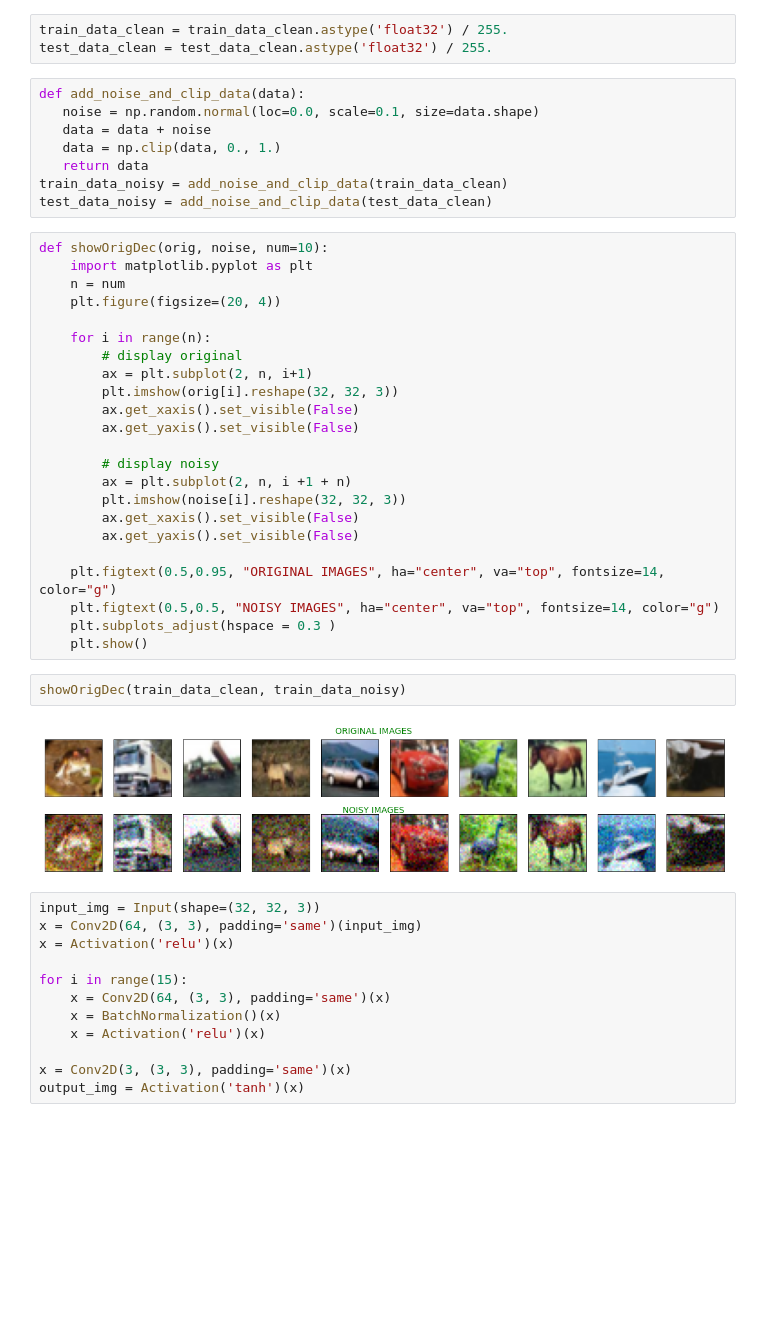
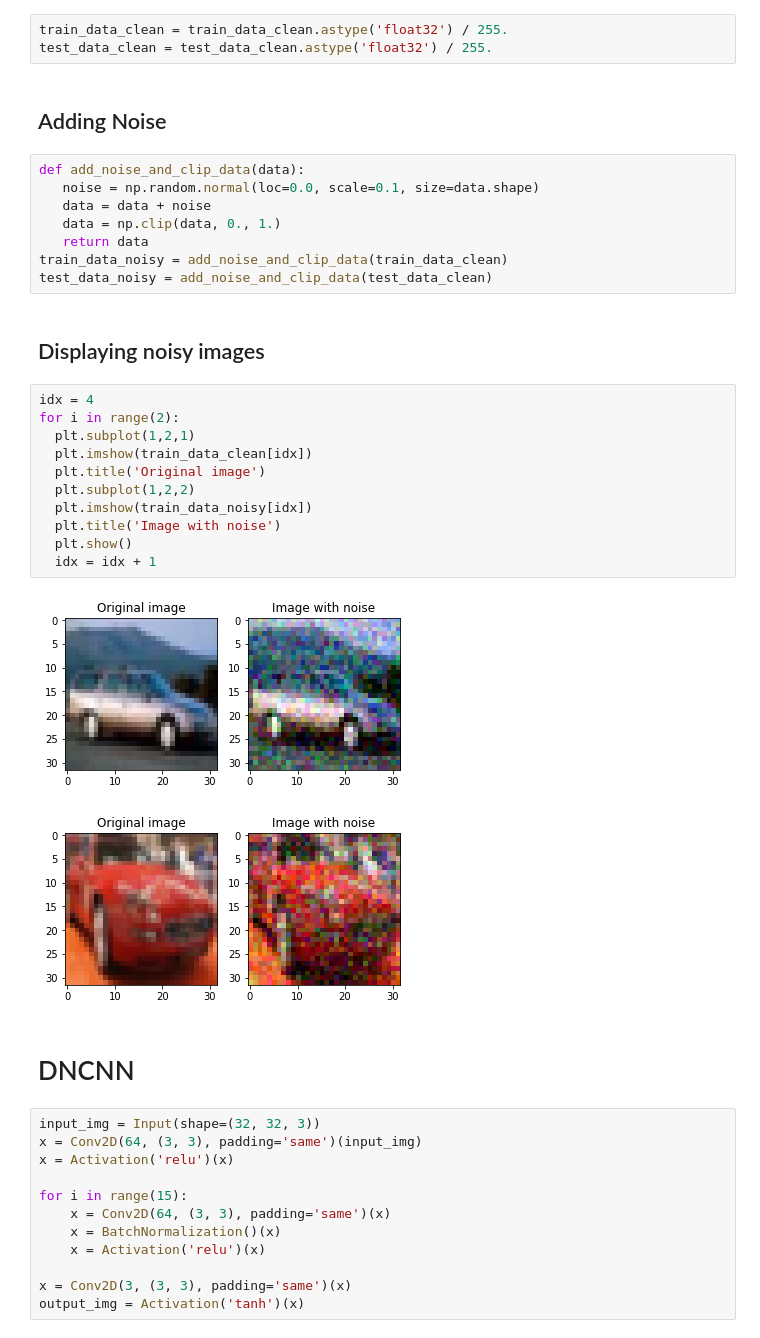
Before and after one commit to NateshReddy/Denoising-Algorithm-Implementation, a Jupyter notebook: cifar10_DNCNN.ipynb, the cells around one changed output. Saved outputs shown, nothing was run; the diff lists cells and outputs as text; blank space fills up the shorter version.

```diff
--- a/cifar10_DNCNN.ipynb
+++ b/cifar10_DNCNN.ipynb
@@ -27,6 +29,8 @@ Downloading data from https://www.cs.toronto.edu/~kriz/cifar-10-python.tar.gz
 # %%
 train_data_clean = train_data_clean.astype('float32') / 255.
 test_data_clean = test_data_clean.astype('float32') / 255.
+# %% [markdown]
+## Adding Noise
 # %%
 def add_noise_and_clip_data(data):
    noise = np.random.normal(loc=0.0, scale=0.1, size=data.shape)
@@ -35,33 +39,24 @@ def add_noise_and_clip_data(data):
    return data
 train_data_noisy = add_noise_and_clip_data(train_data_clean)
 test_data_noisy = add_noise_and_clip_data(test_data_clean)
-# %%
-def showOrigDec(orig, noise, num=10):
-    import matplotlib.pyplot as plt
-    n = num
-    plt.figure(figsize=(20, 4))
-
-    for i in range(n):
-        # display original
-        ax = plt.subplot(2, n, i+1)
-        plt.imshow(orig[i].reshape(32, 32, 3))
-        ax.get_xaxis().set_visible(False)
-        ax.get_yaxis().set_visible(False)
-
-        # display noisy
-        ax = plt.subplot(2, n, i +1 + n)
-        plt.imshow(noise[i].reshape(32, 32, 3))
-        ax.get_xaxis().set_visible(False)
-        ax.get_yaxis().set_visible(False)
-
-    plt.figtext(0.5,0.95, "ORIGINAL IMAGES", ha="center", va="top", fontsize=14, color="g")
-    plt.figtext(0.5,0.5, "NOISY IMAGES", ha="center", va="top", fontsize=14, color="g")
-    plt.subplots_adjust(hspace = 0.3 )
-    plt.show()
-# %%
-showOrigDec(train_data_clean, train_data_noisy)
-# %% [output]
-[figure, removed]
+# %% [markdown]
+## Displaying noisy images
+# %%
+idx = 4
+for i in range(2):
+  plt.subplot(1,2,1)
+  plt.imshow(train_data_clean[idx])
+  plt.title('Original image')
+  plt.subplot(1,2,2)
+  plt.imshow(train_data_noisy[idx])
+  plt.title('Image with noise')
+  plt.show()
+  idx = idx + 1
+# %% [output]
+[figure, added]
+[figure, added]
+# %% [markdown]
+# DNCNN
 # %%
 input_img = Input(shape=(32, 32, 3))
 x = Conv2D(64, (3, 3), padding='same')(input_img)
```
Also changed, not shown: parts of 15 cells of this notebook.
